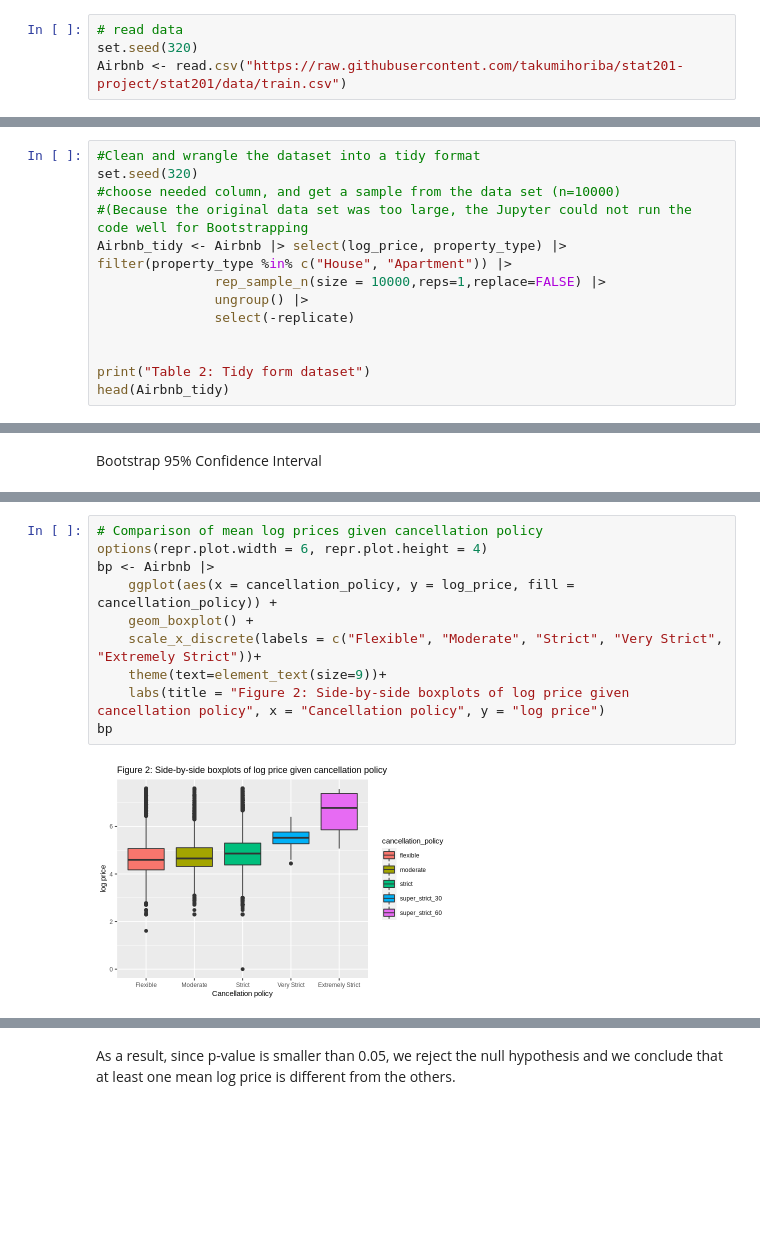
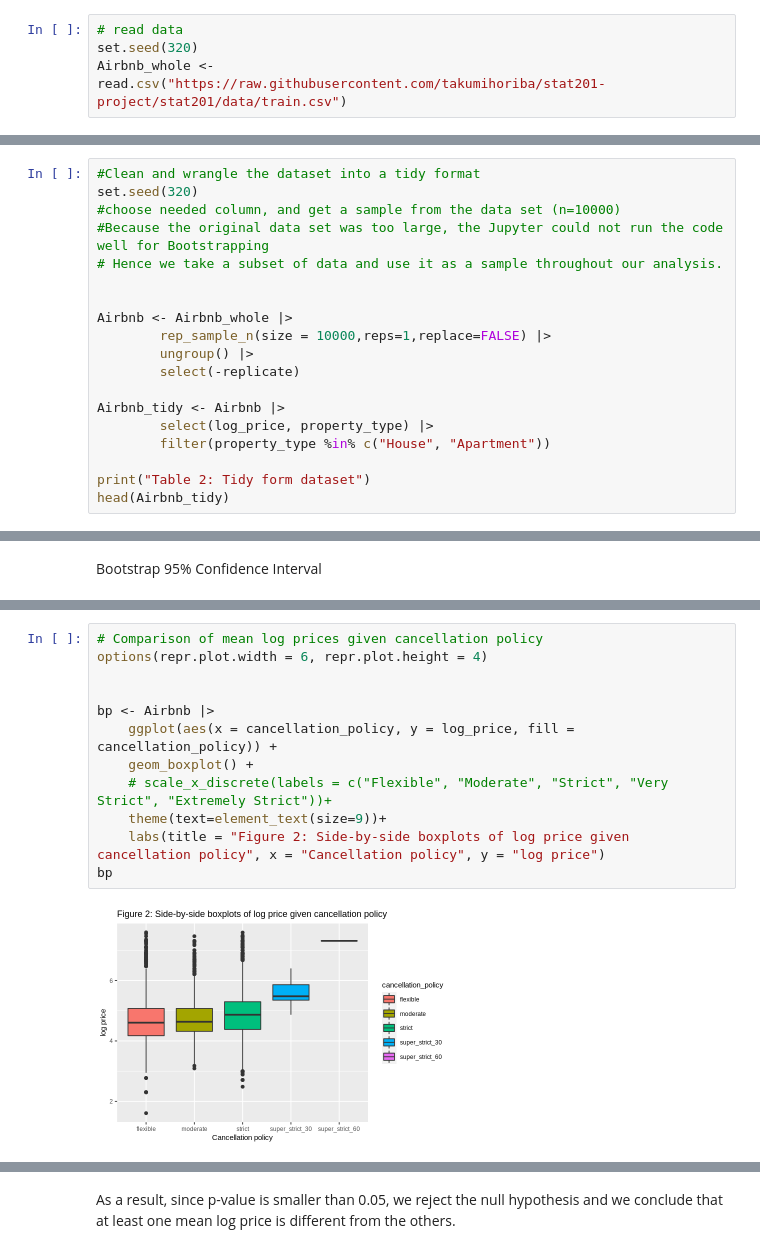
Before and after one commit to takumihoriba/stat201-project, a Jupyter notebook: proposal_final.ipynb, the cells around one changed output, grey strips where cells are left out. Drawn from its saved outputs; the diff is of its cells as text; blank space fills up the shorter version.

```diff
--- a/proposal_final.ipynb
+++ b/proposal_final.ipynb
@@ -57,6 +57,6 @@ library(grid)
 # %%
 # read data
 set.seed(320)
-Airbnb <- read.csv("https://raw.githubusercontent.com/takumihoriba/stat201-project/stat201/data/train.csv")
+Airbnb_whole <- read.csv("https://raw.githubusercontent.com/takumihoriba/stat201-project/stat201/data/train.csv")
 # %%
 print("Table 1: Raw data set")
@@ -76,12 +74,18 @@ A data.frame: 6 × 29
 #Clean and wrangle the dataset into a tidy format
 set.seed(320)
 #choose needed column, and get a sample from the data set (n=10000)
-#(Because the original data set was too large, the Jupyter could not run the code well for Bootstrapping
-Airbnb_tidy <- Airbnb |> select(log_price, property_type) |> filter(property_type %in% c("House", "Apartment")) |>
-               rep_sample_n(size = 10000,reps=1,replace=FALSE) |>
-               ungroup() |>
-               select(-replicate)
+#Because the original data set was too large, the Jupyter could not run the code well for Bootstrapping
+# Hence we take a subset of data and use it as a sample throughout our analysis.
 
+
+Airbnb <- Airbnb_whole |>
+        rep_sample_n(size = 10000,reps=1,replace=FALSE) |>
+        ungroup() |>
+        select(-replicate)
+
+Airbnb_tidy <- Airbnb |>
+        select(log_price, property_type) |>
+        filter(property_type %in% c("House", "Apartment"))
 
 print("Table 2: Tidy form dataset")
 head(Airbnb_tidy)
@@ -210,12 +217,14 @@ By the figure 2 below, we can suppose that some groups have largely different me
 # %%
 # Comparison of mean log prices given cancellation policy
 options(repr.plot.width = 6, repr.plot.height = 4)
+
+
 bp <- Airbnb |>
     ggplot(aes(x = cancellation_policy, y = log_price, fill = cancellation_policy)) +
     geom_boxplot() +
-    scale_x_discrete(labels = c("Flexible", "Moderate", "Strict", "Very Strict", "Extremely Strict"))+
+    # scale_x_discrete(labels = c("Flexible", "Moderate", "Strict", "Very Strict", "Extremely Strict"))+
     theme(text=element_text(size=9))+
     labs(title = "Figure 2: Side-by-side boxplots of log price given cancellation policy", x = "Cancellation policy", y = "log price")
 bp
 # %% [output]
-[figure, old version]
+[figure, new version]
```
Also changed, not shown: parts of 16 cells of this notebook.
